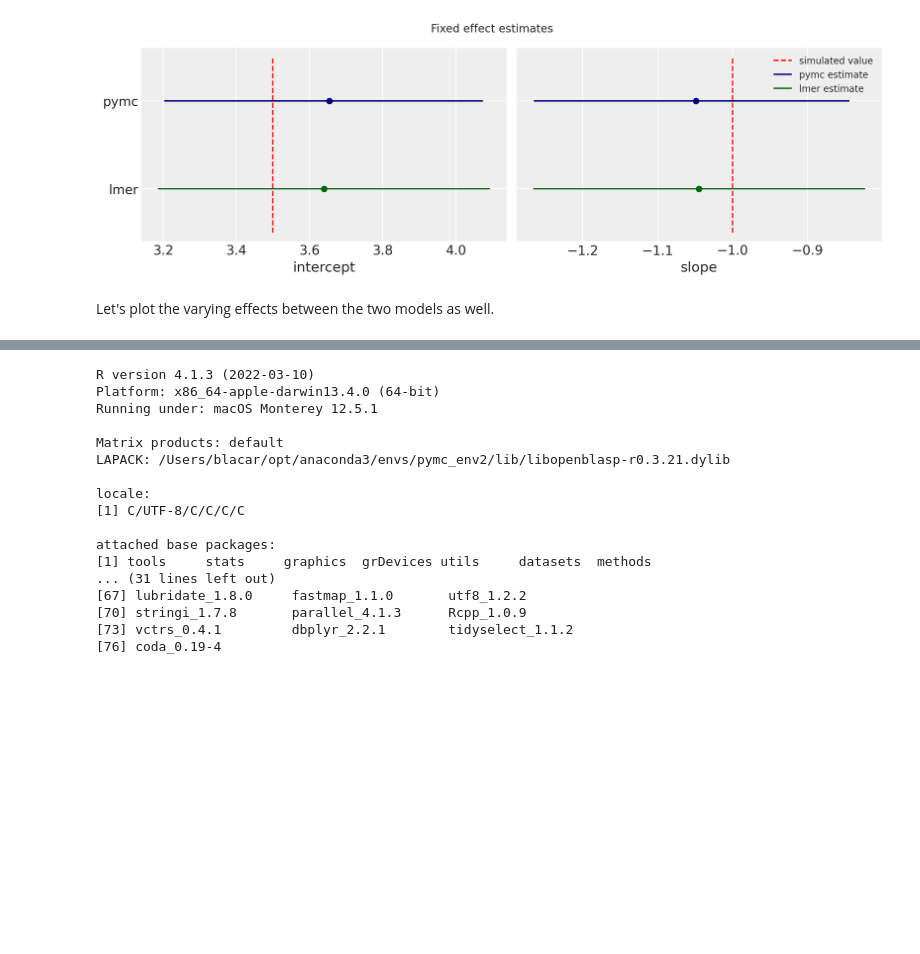
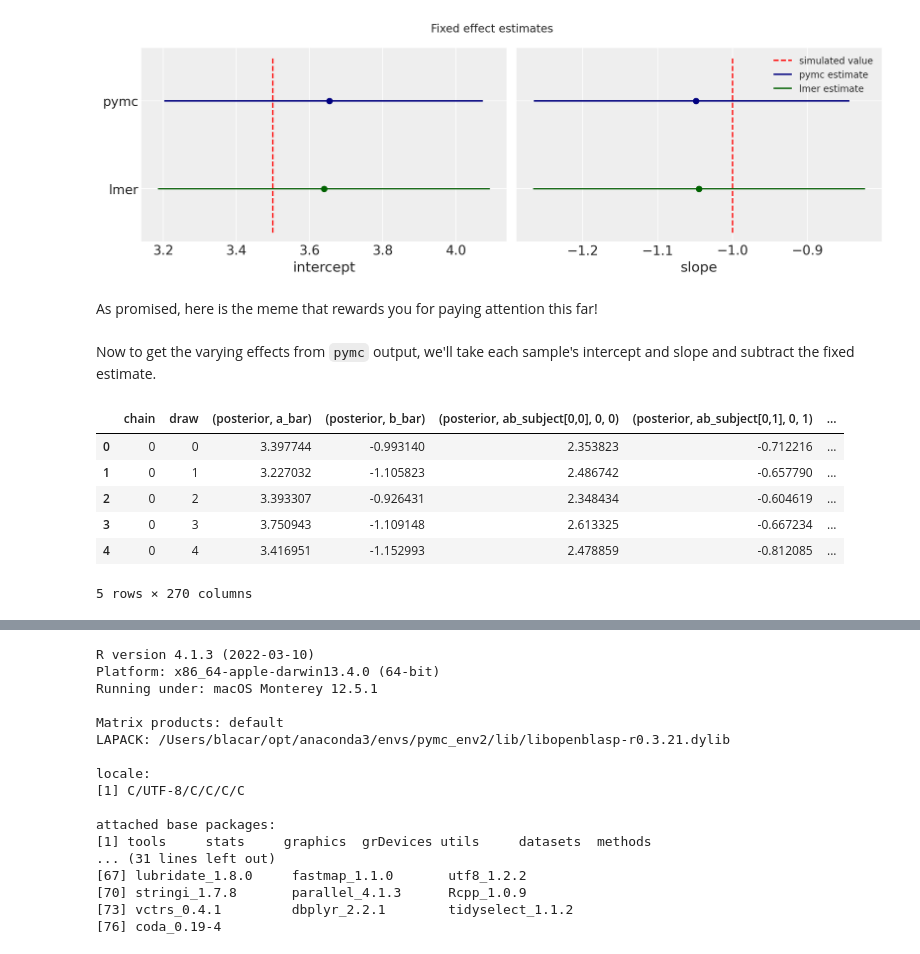
Before and after one commit to benslack19/stats_rethinking, a Jupyter notebook: blog_entries/mixed_effects_freqvsbayes_cafes.ipynb, the cells around one changed output, grey strips where cells are left out. Cells and saved outputs as stored; diff of their text form; code cells hidden in the pictures; blank space fills up the shorter version.

Commit message:
exploring full luxury bayes model lec 4

```diff
--- a/blog_entries/mixed_effects_freqvsbayes_cafes.ipynb
+++ b/blog_entries/mixed_effects_freqvsbayes_cafes.ipynb
@@ -479,5 +479,19 @@ ax1.legend(fontsize=10)
 plt.tight_layout()
 # %% [output]
 [figure]
-# %% [markdown]
-Let's plot the varying effects between the two models as well.
+# %% [markdown]
+As promised, here is the meme that rewards you for paying attention this far!
+# %% [markdown]
+Now to get the varying effects from  `pymc` output, we'll take each sample's intercept and slope and subtract the fixed estimate.
+# %%
+# Convert to pandas dataframe and take a glimpse at the first few rows
+idata_m14_1_df = idata_m14_1.to_dataframe()
+idata_m14_1_df.head()
+# %% [output]
+|  | chain | draw | (posterior, a_bar) | (posterior, b_bar) | (posterior, ab_subject[0,0], 0, 0) | (posterior, ab_subject[0,1], 0, 1) | ... |
+| 0 | 0 | 0 | 3.397744 | -0.993140 | 2.353823 | -0.712216 | ... |
+| 1 | 0 | 1 | 3.227032 | -1.105823 | 2.486742 | -0.657790 | ... |
+| 2 | 0 | 2 | 3.393307 | -0.926431 | 2.348434 | -0.604619 | ... |
+| 3 | 0 | 3 | 3.750943 | -1.109148 | 2.613325 | -0.667234 | ... |
+| 4 | 0 | 4 | 3.416951 | -1.152993 | 2.478859 | -0.812085 | ... |
+5 rows × 270 columns
```
Also changed, not shown: parts of 19 cells of this notebook, 2 other files.
